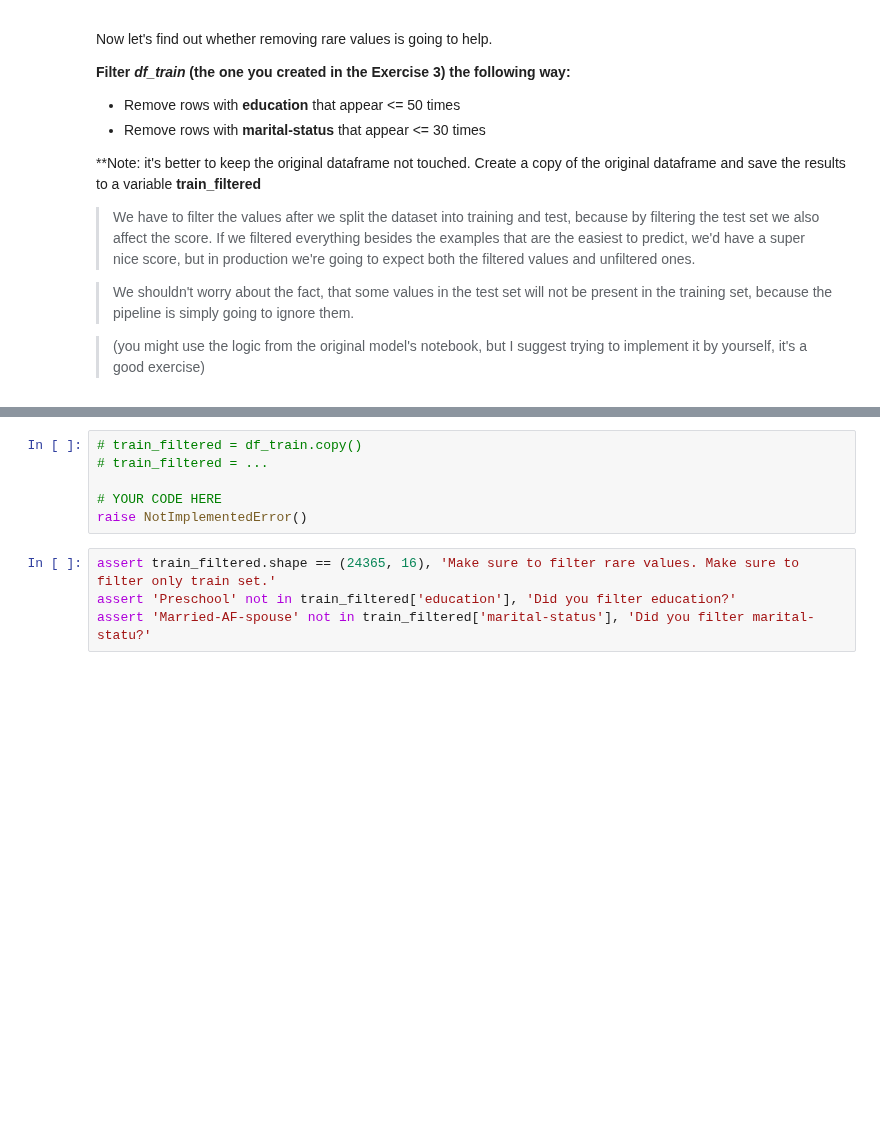
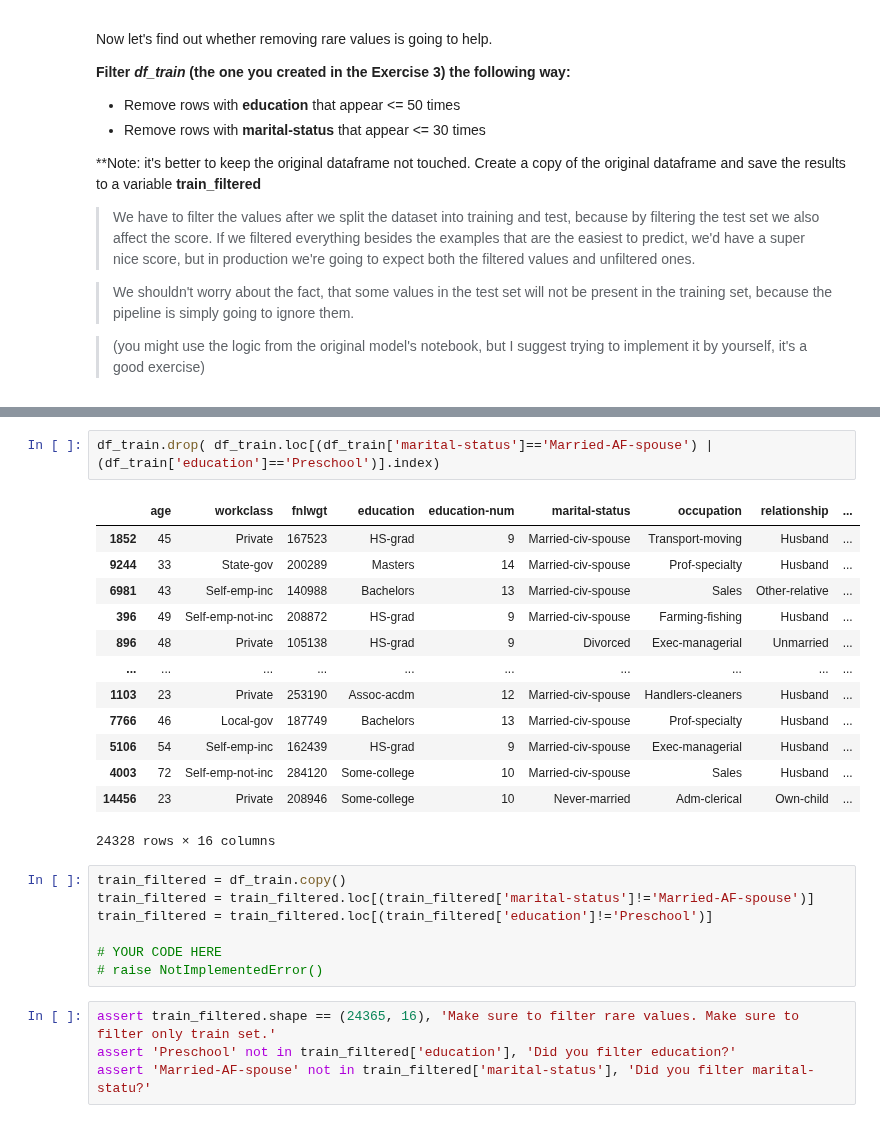
Before and after one commit to 0xjrr/batch6-workspace, a Jupyter notebook: S06 - DS in the Real World/BLU15 - Model CSI/Exercise notebook.ipynb, the cells around one changed output, grey strips where cells are left out. Drawn from its saved outputs; the diff is of its cells as text; blank space fills up the shorter version.

```diff
--- a/S06 - DS in the Real World/BLU15 - Model CSI/Exercise notebook.ipynb
+++ b/S06 - DS in the Real World/BLU15 - Model CSI/Exercise notebook.ipynb
@@ -477,9 +508,26 @@ Now let's find out whether removing rare values is going to help.
+# %%
+df_train.drop( df_train.loc[(df_train['marital-status']=='Married-AF-spouse') | (df_train['education']=='Preschool')].index)
+# %% [output]
+|  | age | workclass | fnlwgt | education | education-num | marital-status | occupation | relationship | ... |
+| 1852 | 45 | Private | 167523 | HS-grad | 9 | Married-civ-spouse | Transport-moving | Husband | ... |
+| 9244 | 33 | State-gov | 200289 | Masters | 14 | Married-civ-spouse | Prof-specialty | Husband | ... |
+| 6981 | 43 | Self-emp-inc | 140988 | Bachelors | 13 | Married-civ-spouse | Sales | Other-relative | ... |
+| 396 | 49 | Self-emp-not-inc | 208872 | HS-grad | 9 | Married-civ-spouse | Farming-fishing | Husband | ... |
+| 896 | 48 | Private | 105138 | HS-grad | 9 | Divorced | Exec-managerial | Unmarried | ... |
+| ... | ... | ... | ... | ... | ... | ... | ... | ... | ... |
+| 1103 | 23 | Private | 253190 | Assoc-acdm | 12 | Married-civ-spouse | Handlers-cleaners | Husband | ... |
+| 7766 | 46 | Local-gov | 187749 | Bachelors | 13 | Married-civ-spouse | Prof-specialty | Husband | ... |
+| 5106 | 54 | Self-emp-inc | 162439 | HS-grad | 9 | Married-civ-spouse | Exec-managerial | Husband | ... |
+| 4003 | 72 | Self-emp-not-inc | 284120 | Some-college | 10 | Married-civ-spouse | Sales | Husband | ... |
+| 14456 | 23 | Private | 208946 | Some-college | 10 | Never-married | Adm-clerical | Own-child | ... |
+24328 rows × 16 columns
 # %%
-# train_filtered = df_train.copy()
-# train_filtered = ...
+train_filtered = df_train.copy()
+train_filtered = train_filtered.loc[(train_filtered['marital-status']!='Married-AF-spouse')]
+train_filtered = train_filtered.loc[(train_filtered['education']!='Preschool')]
 
 # YOUR CODE HERE
-raise NotImplementedError()
+# raise NotImplementedError()
 # %%
 assert train_filtered.shape == (24365, 16), 'Make sure to filter rare values. Make sure to filter only train set.'
 assert 'Preschool' not in train_filtered['education'], 'Did you filter education?'
```
Also changed, not shown: parts of 3 cells of this notebook.
